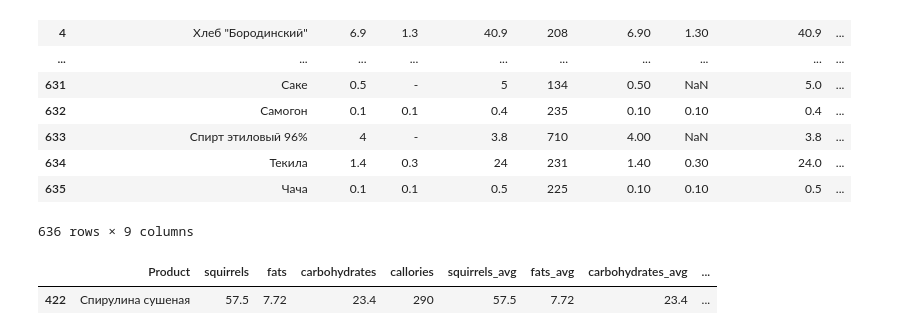
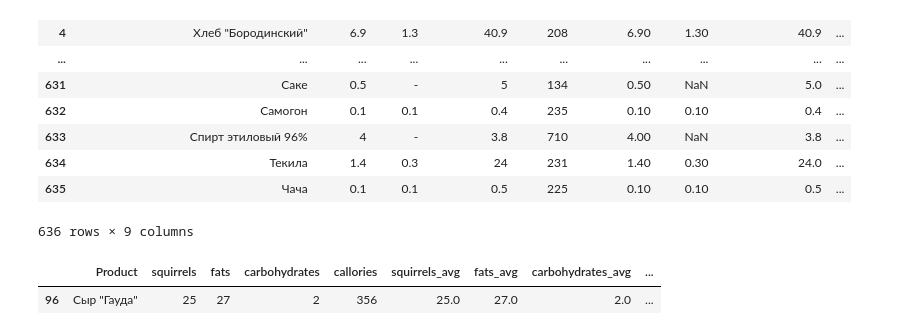
Before and after one commit to vAdimusprog/AI-cook, a Jupyter notebook: cook.ipynb, the cells around one changed output. Saved outputs shown, nothing was run; the diff lists cells and outputs as text; code cells hidden in the pictures.

```diff
--- a/cook.ipynb
+++ b/cook.ipynb
@@ -51,10 +58,10 @@ kk
 | 635 | Чача | 0.1 | 0.1 | 0.5 | 225 | 0.10 | 0.10 | 0.5 | ... |
 636 rows × 9 columns
 # %%
-kk[kk["Product"] == "Спирулина сушеная"]
+kk[kk["Product"] == 'Сыр "Гауда"']
 # %% [output]
 |  | Product | squirrels | fats | carbohydrates | callories | squirrels_avg | fats_avg | carbohydrates_avg | ... |
-| 422 | Спирулина сушеная | 57.5 | 7.72 | 23.4 | 290 | 57.5 | 7.72 | 23.4 | ... |
+| 96 | Сыр "Гауда" | 25 | 27 | 2 | 356 | 25.0 | 27.0 | 2.0 | ... |
 # %%
 class ProductSearch(BaseModel):
     """Ввод данных для запросов о еде"""
```
Also changed, not shown: parts of 19 cells of this notebook.
